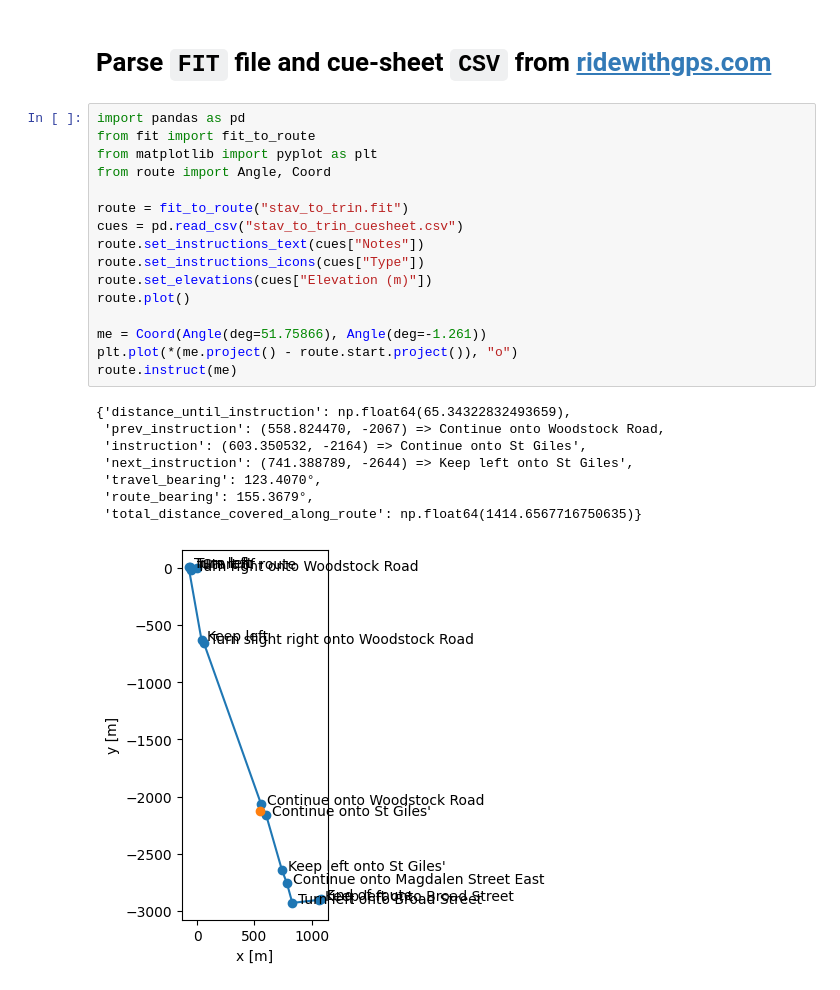
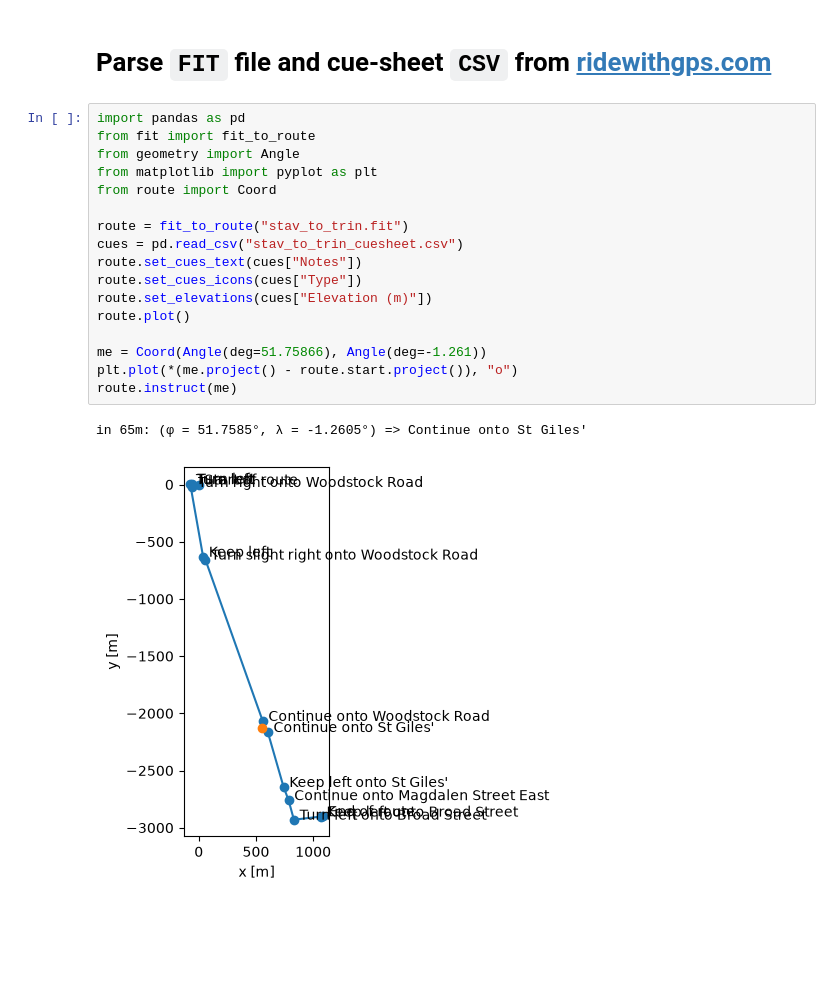
Before and after one commit to EmmaGoodliffe/satnav, a Jupyter notebook: fit.ipynb, the cells around one changed output. Drawn from its saved outputs; the diff is of its cells as text; blank space fills up the shorter version.

Commit message:
disambiguated "cues" and "instructions"

```diff
--- a/fit.ipynb
+++ b/fit.ipynb
@@ -3,25 +3,20 @@
 # %%
 import pandas as pd
 from fit import fit_to_route
+from geometry import Angle
 from matplotlib import pyplot as plt
-from route import Angle, Coord
+from route import Coord
 
 route = fit_to_route("stav_to_trin.fit")
 cues = pd.read_csv("stav_to_trin_cuesheet.csv")
-route.set_instructions_text(cues["Notes"])
-route.set_instructions_icons(cues["Type"])
+route.set_cues_text(cues["Notes"])
+route.set_cues_icons(cues["Type"])
 route.set_elevations(cues["Elevation (m)"])
 route.plot()
 
 me = Coord(Angle(deg=51.75866), Angle(deg=-1.261))
 plt.plot(*(me.project() - route.start.project()), "o")
 route.instruct(me)
 # %% [output]
-{'distance_until_instruction': np.float64(65.34322832493659),
- 'prev_instruction': (558.824470, -2067) => Continue onto Woodstock Road,
- 'instruction': (603.350532, -2164) => Continue onto St Giles',
- 'next_instruction': (741.388789, -2644) => Keep left onto St Giles',
- 'travel_bearing': 123.4070°,
- 'route_bearing': 155.3679°,
- 'total_distance_covered_along_route': np.float64(1414.6567716750635)}
+in 65m: (φ = 51.7585°, λ = -1.2605°) => Continue onto St Giles'
-[figure, old version]
+[figure, new version]
```
Also changed, not shown: 7 other files.
